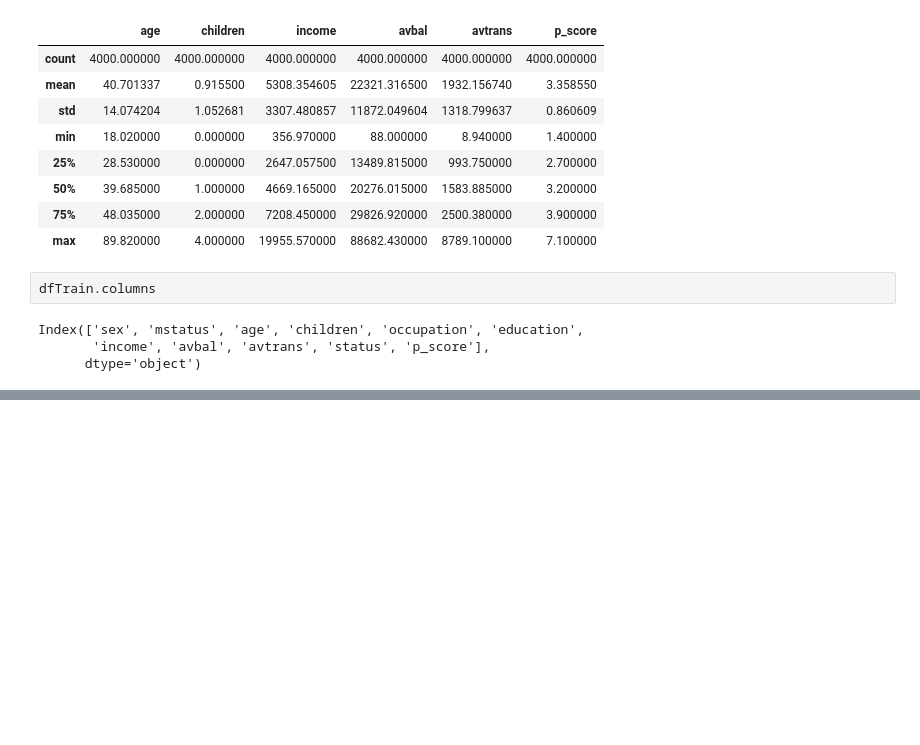
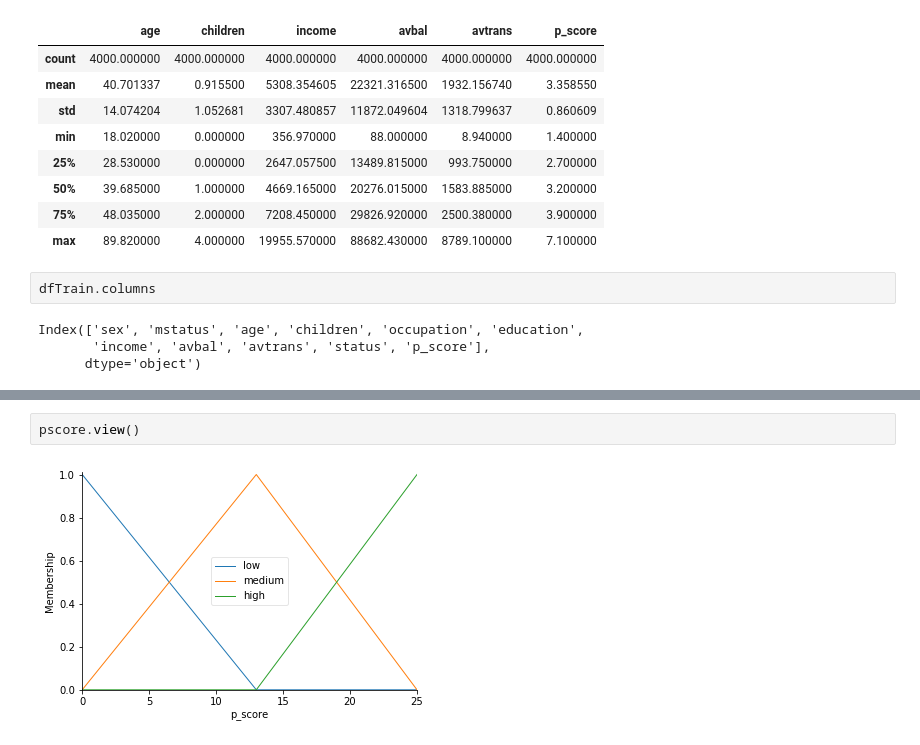
Before and after one commit to peterwtlee/MTech-KE-DISPBA, a Jupyter notebook: src/Fuzzy.ipynb, the cells around one changed output, grey strips where cells are left out. Cells and saved outputs as stored; diff of their text form; blank space fills up the shorter version.

```diff
--- a/src/Fuzzy.ipynb
+++ b/src/Fuzzy.ipynb
@@ -87,0 +98,4 @@ Index([' sex', ' mstatus', ' age', ' children', ' occupation', ' education',
+# %%
+pscore.view()
+# %% [output]
+[figure, added]
```
Also changed, not shown: parts of 7 cells of this notebook.
